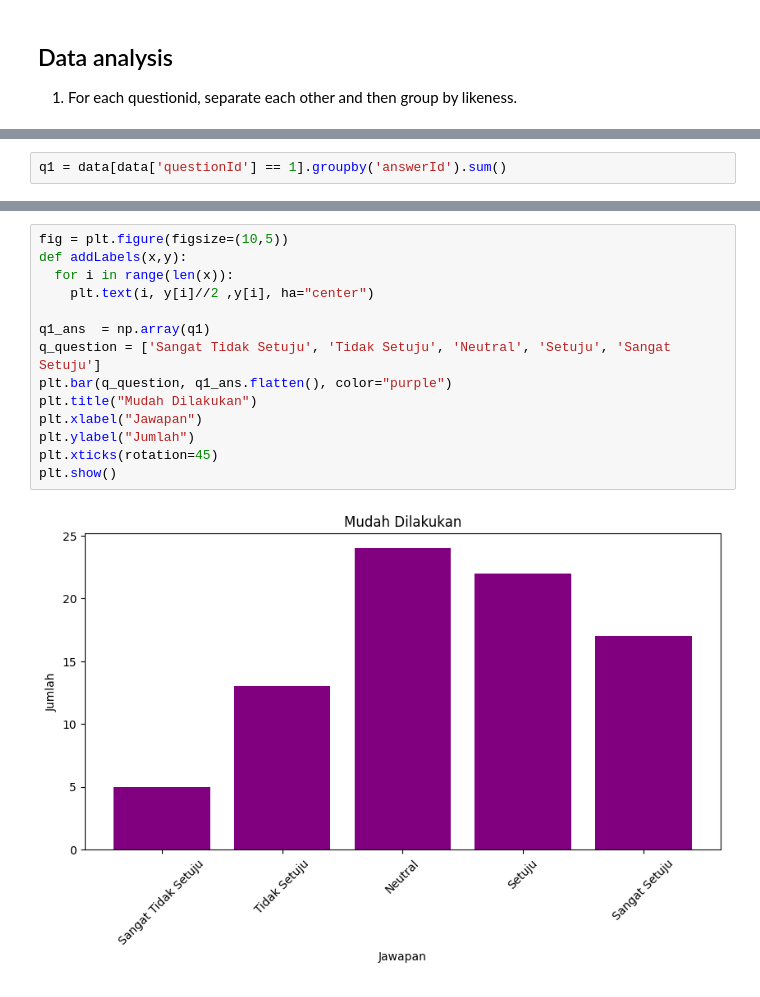
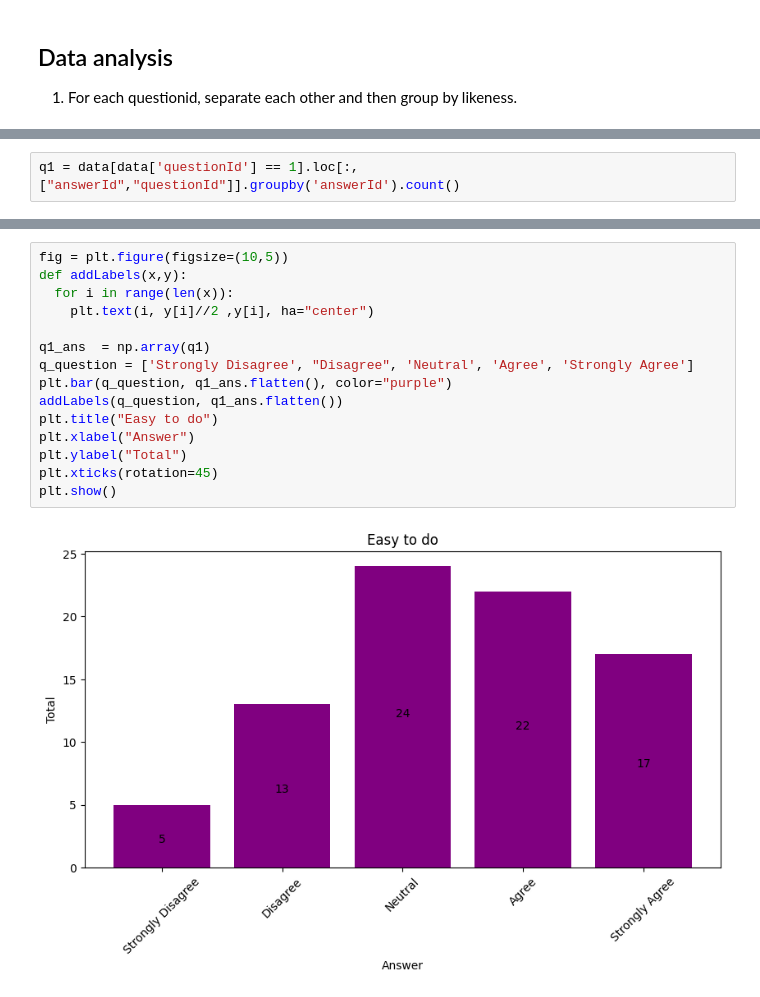
Before and after one commit to aimanhaziqmy/mycardiacrehab, a Jupyter notebook: myCardiacRehab_survey.ipynb, the cells around one changed output, grey strips where cells are left out. Saved outputs shown, nothing was run; the diff lists cells and outputs as text.

```diff
--- a/myCardiacRehab_survey.ipynb
+++ b/myCardiacRehab_survey.ipynb
@@ -39,2 +57,2 @@ array([1, 2, 3])
 # %%
-q1 = data[data['questionId'] == 1].groupby('answerId').sum()
+q1 = data[data['questionId'] == 1].loc[:,["answerId","questionId"]].groupby('answerId').count()
@@ -55,19 +93,20 @@ q1.head(30)
 # %%
 fig = plt.figure(figsize=(10,5))
 def addLabels(x,y):
   for i in range(len(x)):
     plt.text(i, y[i]//2 ,y[i], ha="center")
 
 q1_ans  = np.array(q1)
-q_question = ['Sangat Tidak Setuju', 'Tidak Setuju', 'Neutral', 'Setuju', 'Sangat Setuju']
+q_question = ['Strongly Disagree', "Disagree", 'Neutral', 'Agree', 'Strongly Agree']
 plt.bar(q_question, q1_ans.flatten(), color="purple")
-plt.title("Mudah Dilakukan")
-plt.xlabel("Jawapan")
-plt.ylabel("Jumlah")
+addLabels(q_question, q1_ans.flatten())
+plt.title("Easy to do")
+plt.xlabel("Answer")
+plt.ylabel("Total")
 plt.xticks(rotation=45)
 plt.show()
 # %% [output]
-[figure, old version]
+[figure, new version]
 # %%
 fig = plt.figure(figsize=(10,5))
 q2_ans = np.array(q2)
```
Also changed, not shown: parts of 12 cells of this notebook.
